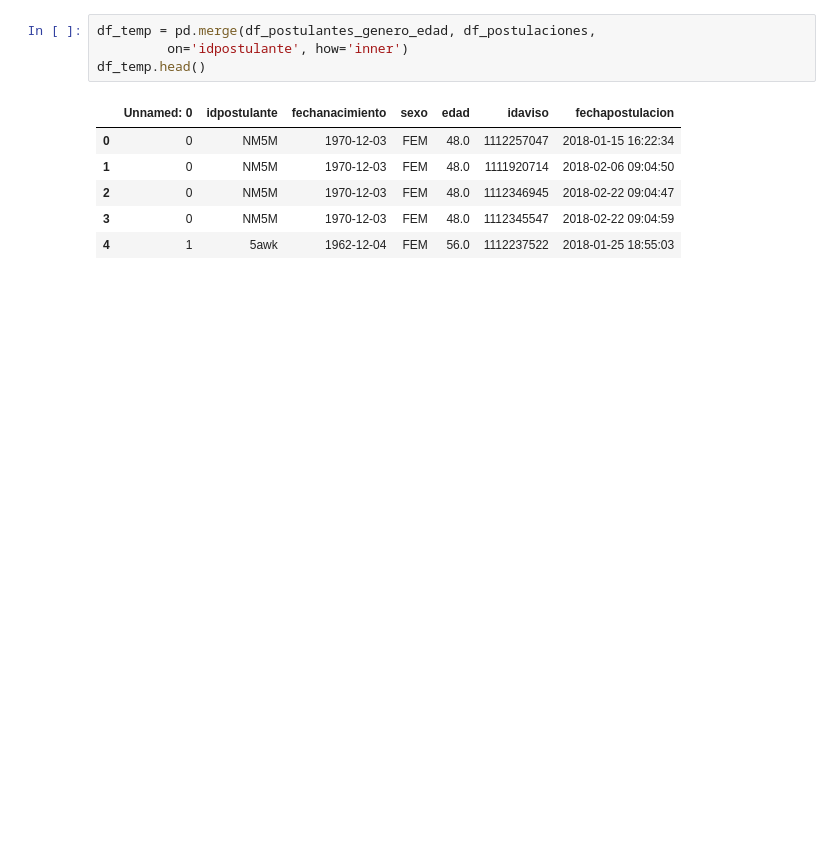
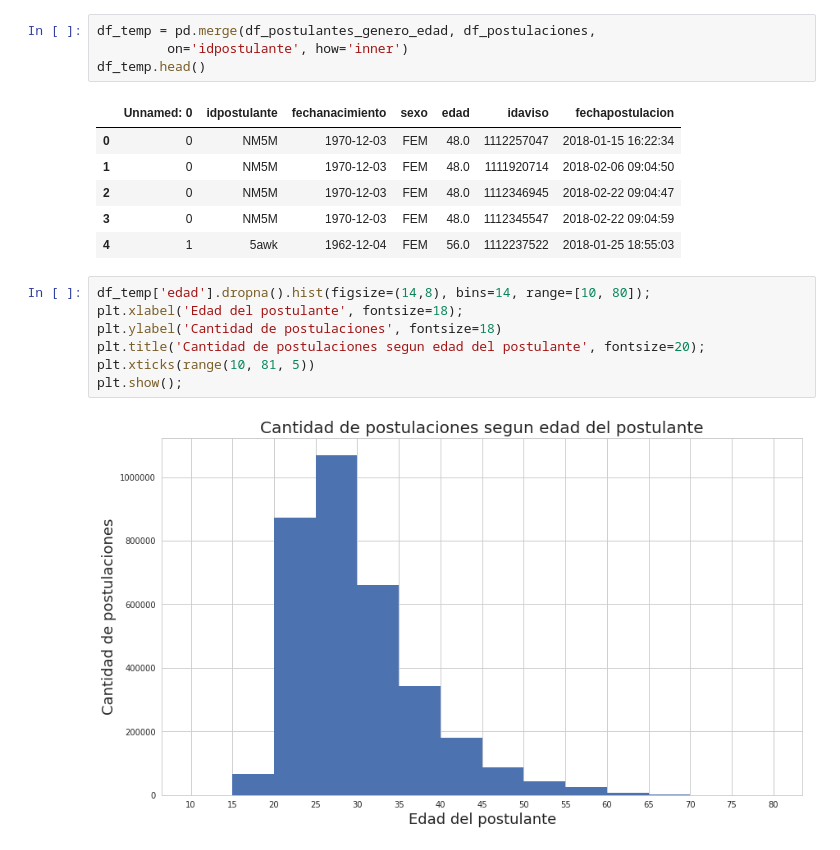
Before and after one commit to javierleyes/OrganizacionDeDatos, a Jupyter notebook: analisisLucas.ipynb, the cells around one changed output. Cells and saved outputs as stored; diff of their text form; blank space fills up the shorter version.

```diff
--- a/analisisLucas.ipynb
+++ b/analisisLucas.ipynb
@@ -77,6 +77,15 @@ df_temp.head()
 | 2 | 0 | NM5M | 1970-12-03 | FEM | 48.0 | 1112346945 | 2018-02-22 09:04:47 |
 | 3 | 0 | NM5M | 1970-12-03 | FEM | 48.0 | 1112345547 | 2018-02-22 09:04:59 |
 | 4 | 1 | 5awk | 1962-12-04 | FEM | 56.0 | 1112237522 | 2018-01-25 18:55:03 |
+# %%
+df_temp['edad'].dropna().hist(figsize=(14,8), bins=14, range=[10, 80]);
+plt.xlabel('Edad del postulante', fontsize=18);
+plt.ylabel('Cantidad de postulaciones', fontsize=18)
+plt.title('Cantidad de postulaciones segun edad del postulante', fontsize=20);
+plt.xticks(range(10, 81, 5))
+plt.show();
+# %% [output]
+[figure, added]
 # %%
 res_temp = pd.Series([(df_temp['edad'].dropna().between(16, 24, inclusive=True)).sum(),
            (df_temp['edad'].dropna().between(25, 54, inclusive=True)).sum(),
```
Also changed, not shown: parts of 4 cells of this notebook.
